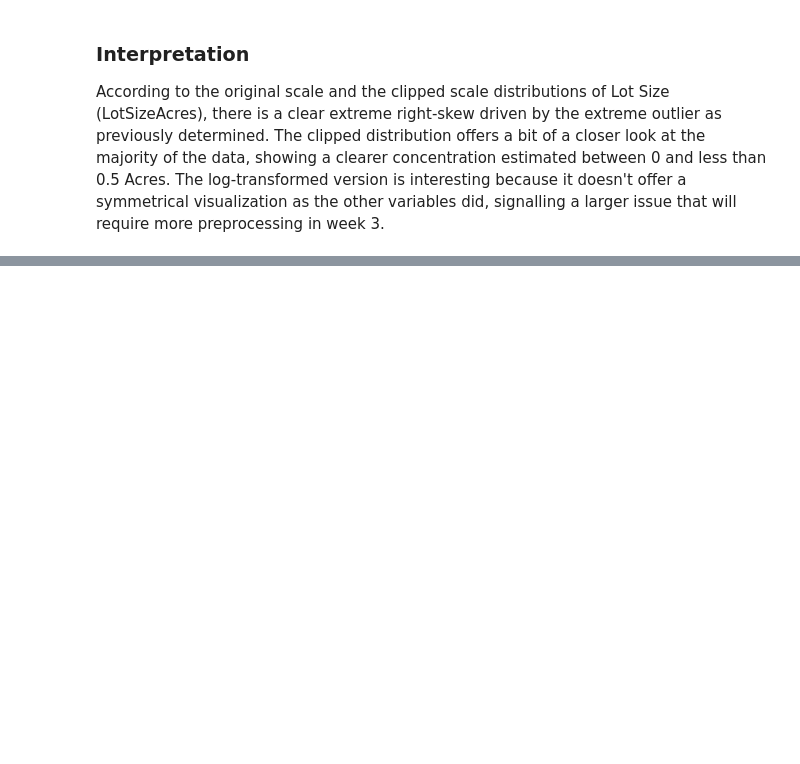
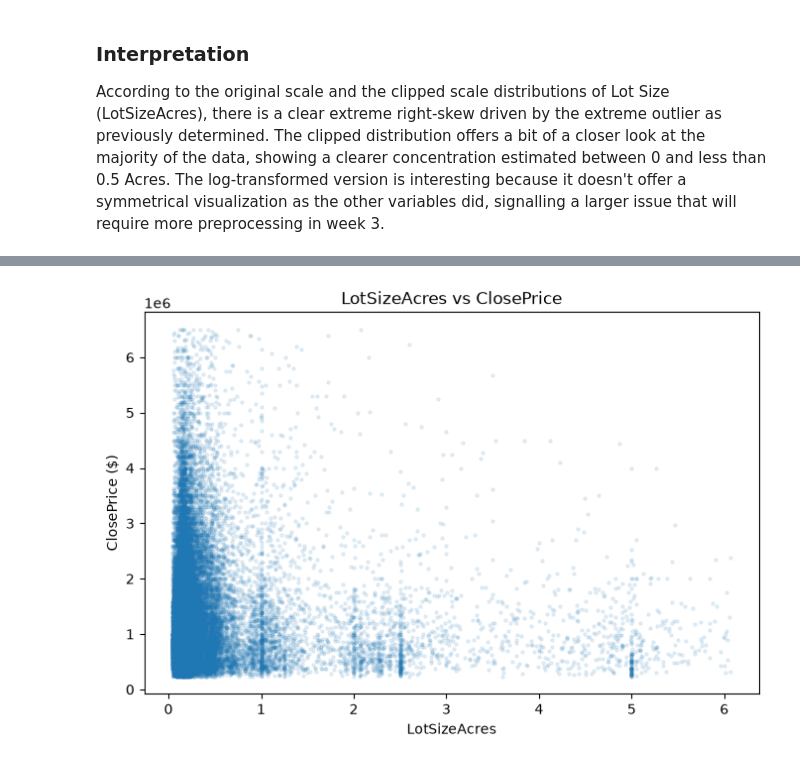
Before and after one commit to iviang/IDX-Exchange-DS-2026, a Jupyter notebook: Deliverables/Week 2/01_exploration.ipynb, the cells around one changed output, grey strips where cells are left out. Drawn from its saved outputs; the diff is of its cells as text; code cells hidden in the pictures; blank space fills up the shorter version.

```diff
--- a/Deliverables/Week 2/01_exploration.ipynb
+++ b/Deliverables/Week 2/01_exploration.ipynb
@@ -471,0 +535,11 @@ According to the original scale and the clipped scale distributions of Lot Size
+# %%
+# LostSizeAcres vs ClosePrice scatter plot
+
+plt.figure(figsize=(8, 5))
+plt.scatter(plot_df['LotSizeAcres'], plot_df['ClosePrice'], alpha=0.1, s=5)
+plt.title('LotSizeAcres vs ClosePrice')
+plt.xlabel('LotSizeAcres')
+plt.ylabel('ClosePrice ($)')
+plt.show()
+# %% [output]
+[figure, added]
```
Also changed, not shown: parts of 17 cells of this notebook, 1 other file.
